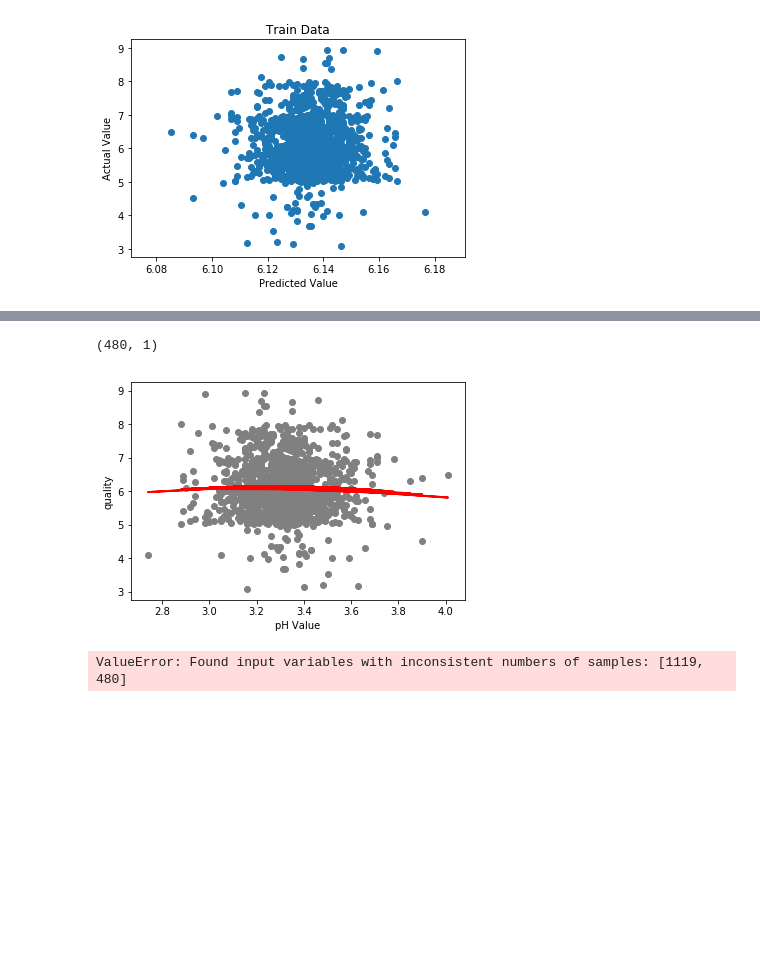
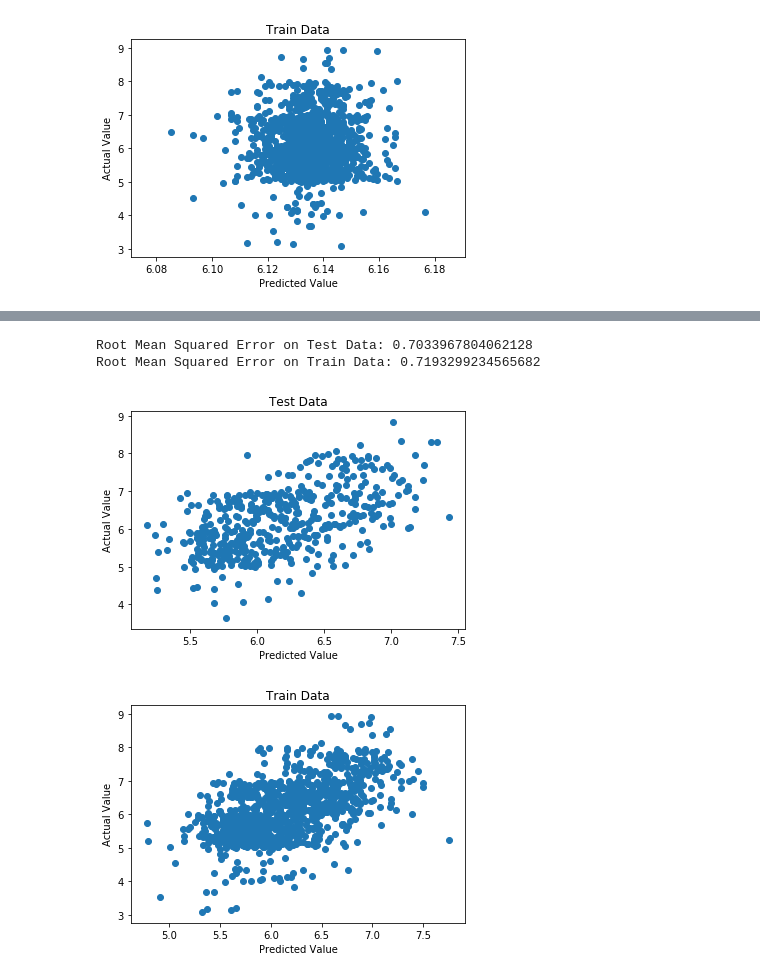
Before and after one commit to SunilKrSingh/Data-Processing-and-Modeling-IC-272, a Jupyter notebook: lab8/practice/practice.ipynb, the cells around one changed output, grey strips where cells are left out. Drawn from its saved outputs; the diff is of its cells as text; code cells hidden in the pictures; blank space fills up the shorter version.

```diff
--- a/lab8/practice/practice.ipynb
+++ b/lab8/practice/practice.ipynb
@@ -93,0 +170,41 @@ plt.show()
+# %%
+#part4
+
+path = "./winequality-red.csv"
+df = load_dataset(path)
+Class = df.columns[-1]
+
+XTrain,XTest,yTrain,yTest = train_test(df)
+
+regressor = LinearRegression()
+regressor.fit(XTrain, yTrain)
+
+#print(regressor.intercept_)
+#print(regressor.coef_)  #For retrieving the slope:
+
+yPred = regressor.predict(XTest)
+yTrainPred = regressor.predict(XTrain)
+
+#data = pd.DataFrame({'Actual': yTest.flatten(), 'Predicted': yPred.flatten()})
+# %%
+print('Root Mean Squared Error on Test Data:', np.sqrt(metrics.mean_squared_error(yTest, yPred)))
+print('Root Mean Squared Error on Train Data:', np.sqrt(metrics.mean_squared_error(yTrain, yTrainPred)))
+# %% [output]
+Root Mean Squared Error on Test Data: 0.7033967804062128
+Root Mean Squared Error on Train Data: 0.7193299234565682
+# %%
+plt.scatter(yPred, yTest)
+
+plt.xlabel("Predicted Value")
+plt.ylabel("Actual Value")
+plt.title("Test Data")
+#plt.ylim([5.5,6.5])
+plt.show()
+plt.scatter(yTrainPred, yTrain)
+plt.xlabel("Predicted Value")
+plt.ylabel("Actual Value")
+plt.title("Train Data")
+plt.show()
+# %% [output]
+[figure, added]
+[figure, added]
@@ -107,27 +224,0 @@ y_poly_pred = model.predict(X_poly)
-# %%
-yTest.shape
-# %% [output]
-(480, 1)
-# %%
-plt.scatter(XTrain, yTrain,  color='gray')
-plt.xlabel("pH Value")
-plt.ylabel("quality")
-plt.plot(XTrain, y_poly_pred, color='red', linewidth=2)
-plt.show()
-# %% [output]
-[figure, removed]
-# %%
-#part3
-
-poly = PolynomialFeatures(degree = 2)
-X_poly_test = poly.fit_transform(XTest)
-poly.fit(X_poly, yTest)
-
-model = LinearRegression()
-model.fit(X_poly, yTest)
-y_poly_pred = model.predict(X_poly)
-
-#rmse = np.sqrt(metrics.mean_squared_error(y,y_poly_pred))
-#print(rmse)
-# %% [output]
-ValueError: Found input variables with inconsistent numbers of samples: [1119, 480]
```
Also changed, not shown: parts of 7 cells of this notebook, 1 other file.
